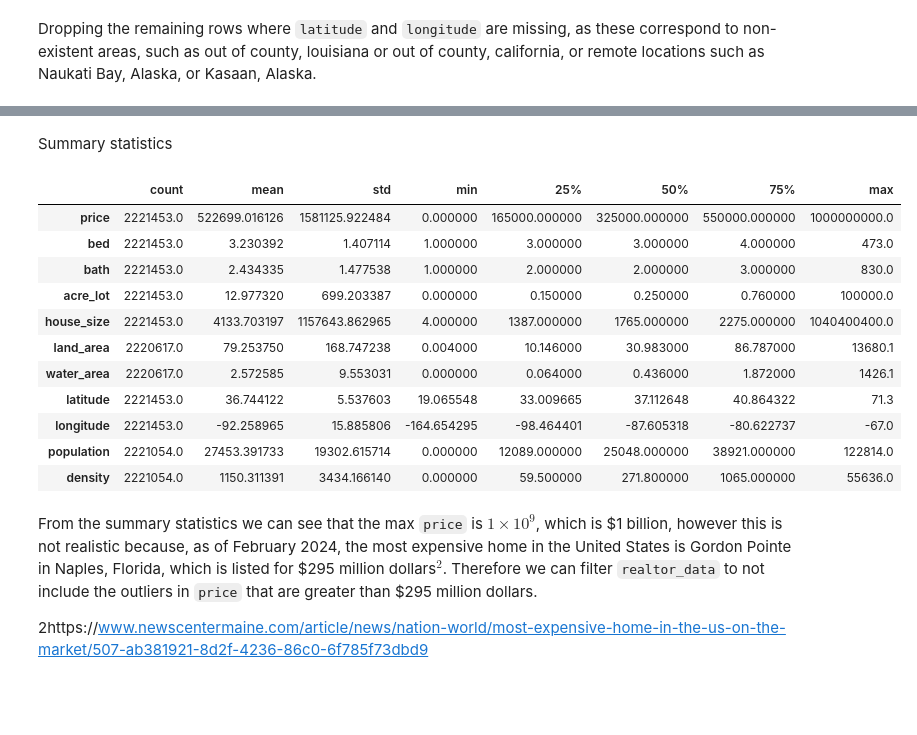
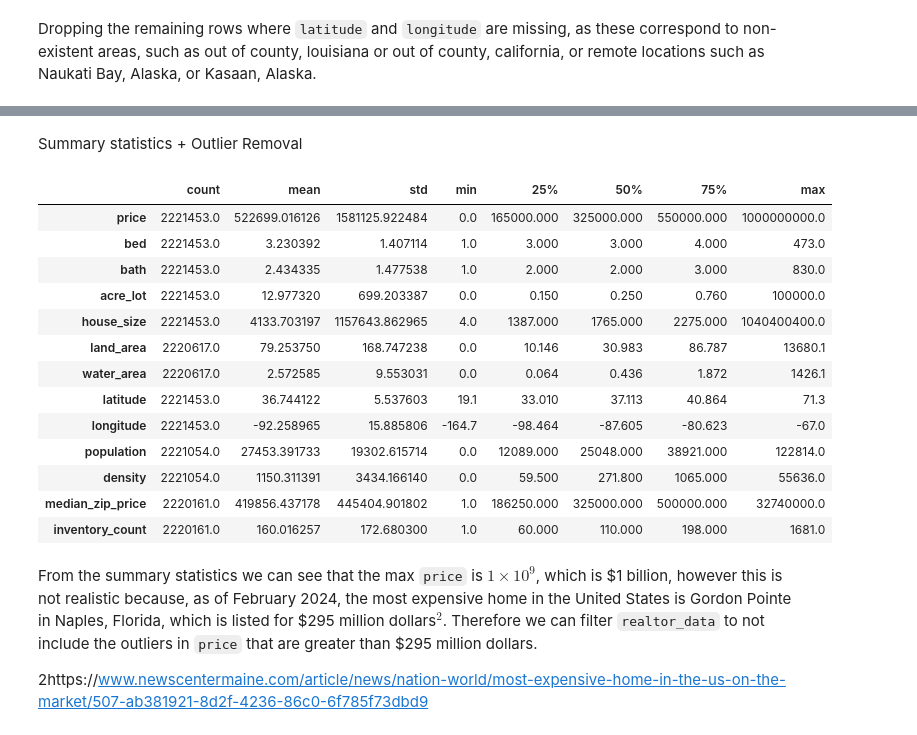
Before and after one commit to SatrunsDream/DSC148-Project, a Jupyter notebook: Case_Study.ipynb, the cells around one changed output, grey strips where cells are left out. Drawn from its saved outputs; the diff is of its cells as text; code cells hidden in the pictures; blank space fills up the shorter version.

```diff
--- a/Case_Study.ipynb
+++ b/Case_Study.ipynb
@@ -315,3 +317,5 @@ realtor_data['first_time'] = realtor_data['first_time'].astype('category')
+# %%
+realtor_data.loc[realtor_data['prev_sold_date'] > '2024-01-01', 'prev_sold_date'] = pd.NaT
 # %% [markdown]
 Filling NaN values of `prev_sold_date` steps:
 
@@ -462,0 +417,3 @@ dtype: int64
+# %%
+median_price = realtor_data[realtor_data['status'] == 'for sale'].groupby('zip_code')['price'].median().reset_index(name='median_zip_price')
+realtor_data = realtor_data.merge(median_price, on="zip_code", how="left")
@@ -462,0 +422,3 @@ dtype: int64
+# %%
+housing_inventory = realtor_data[realtor_data['status'] == 'for sale'].groupby('zip_code').size().reset_index(name='inventory_count')
+realtor_data = realtor_data.merge(housing_inventory, on="zip_code", how="left")
@@ -463,23 +445,28 @@ dtype: int64
 # %% [markdown]
-Summary statistics
+Summary statistics + Outlier Removal
 # %%
 summary_stats = realtor_data.describe().T
 summary_stats['std'] = summary_stats['std'].apply(lambda x: f"{x:.6f}")
 summary_stats['max'] = summary_stats['max'].apply(lambda x: f"{x:.1f}")
+summary_stats['min'] = summary_stats['min'].apply(lambda x: f"{x:.1f}")
+for i in ['25%', '50%', '75%']:
+    summary_stats[i] = summary_stats[i].apply(lambda x: f"{x:.3f}")
 display(summary_stats)
 # %% [output]
 |  | count | mean | std | min | 25% | 50% | 75% | max |
-| price | 2221453.0 | 522699.016126 | 1581125.922484 | 0.000000 | 165000.000000 | 325000.000000 | 550000.000000 | 1000000000.0 |
-| bed | 2221453.0 | 3.230392 | 1.407114 | 1.000000 | 3.000000 | 3.000000 | 4.000000 | 473.0 |
-| bath | 2221453.0 | 2.434335 | 1.477538 | 1.000000 | 2.000000 | 2.000000 | 3.000000 | 830.0 |
-| acre_lot | 2221453.0 | 12.977320 | 699.203387 | 0.000000 | 0.150000 | 0.250000 | 0.760000 | 100000.0 |
-| house_size | 2221453.0 | 4133.703197 | 1157643.862965 | 4.000000 | 1387.000000 | 1765.000000 | 2275.000000 | 1040400400.0 |
-| land_area | 2220617.0 | 79.253750 | 168.747238 | 0.004000 | 10.146000 | 30.983000 | 86.787000 | 13680.1 |
-| water_area | 2220617.0 | 2.572585 | 9.553031 | 0.000000 | 0.064000 | 0.436000 | 1.872000 | 1426.1 |
-| latitude | 2221453.0 | 36.744122 | 5.537603 | 19.065548 | 33.009665 | 37.112648 | 40.864322 | 71.3 |
-| longitude | 2221453.0 | -92.258965 | 15.885806 | -164.654295 | -98.464401 | -87.605318 | -80.622737 | -67.0 |
-| population | 2221054.0 | 27453.391733 | 19302.615714 | 0.000000 | 12089.000000 | 25048.000000 | 38921.000000 | 122814.0 |
-| density | 2221054.0 | 1150.311391 | 3434.166140 | 0.000000 | 59.500000 | 271.800000 | 1065.000000 | 55636.0 |
+| price | 2221453.0 | 522699.016126 | 1581125.922484 | 0.0 | 165000.000 | 325000.000 | 550000.000 | 1000000000.0 |
+| bed | 2221453.0 | 3.230392 | 1.407114 | 1.0 | 3.000 | 3.000 | 4.000 | 473.0 |
+| bath | 2221453.0 | 2.434335 | 1.477538 | 1.0 | 2.000 | 2.000 | 3.000 | 830.0 |
+| acre_lot | 2221453.0 | 12.977320 | 699.203387 | 0.0 | 0.150 | 0.250 | 0.760 | 100000.0 |
+| house_size | 2221453.0 | 4133.703197 | 1157643.862965 | 4.0 | 1387.000 | 1765.000 | 2275.000 | 1040400400.0 |
+| land_area | 2220617.0 | 79.253750 | 168.747238 | 0.0 | 10.146 | 30.983 | 86.787 | 13680.1 |
+| water_area | 2220617.0 | 2.572585 | 9.553031 | 0.0 | 0.064 | 0.436 | 1.872 | 1426.1 |
+| latitude | 2221453.0 | 36.744122 | 5.537603 | 19.1 | 33.010 | 37.113 | 40.864 | 71.3 |
+| longitude | 2221453.0 | -92.258965 | 15.885806 | -164.7 | -98.464 | -87.605 | -80.623 | -67.0 |
+| population | 2221054.0 | 27453.391733 | 19302.615714 | 0.0 | 12089.000 | 25048.000 | 38921.000 | 122814.0 |
+| density | 2221054.0 | 1150.311391 | 3434.166140 | 0.0 | 59.500 | 271.800 | 1065.000 | 55636.0 |
+| median_zip_price | 2220161.0 | 419856.437178 | 445404.901802 | 1.0 | 186250.000 | 325000.000 | 500000.000 | 32740000.0 |
+| inventory_count | 2220161.0 | 160.016257 | 172.680300 | 1.0 | 60.000 | 110.000 | 198.000 | 1681.0 |
 # %% [markdown]
 From the summary statistics we can see that the max `price` is $1\times 10^9$, which is \$1 billion, however this is not realistic because, as of February 2024, the most expensive home in the United States is Gordon Pointe in Naples, Florida, which is listed for \$295 million dollars$^2$. Therefore we can filter `realtor_data` to not include the outliers in `price` that are greater than \$295 million dollars.
 
```
Also changed, not shown: parts of 7 cells of this notebook, 1 other file.
